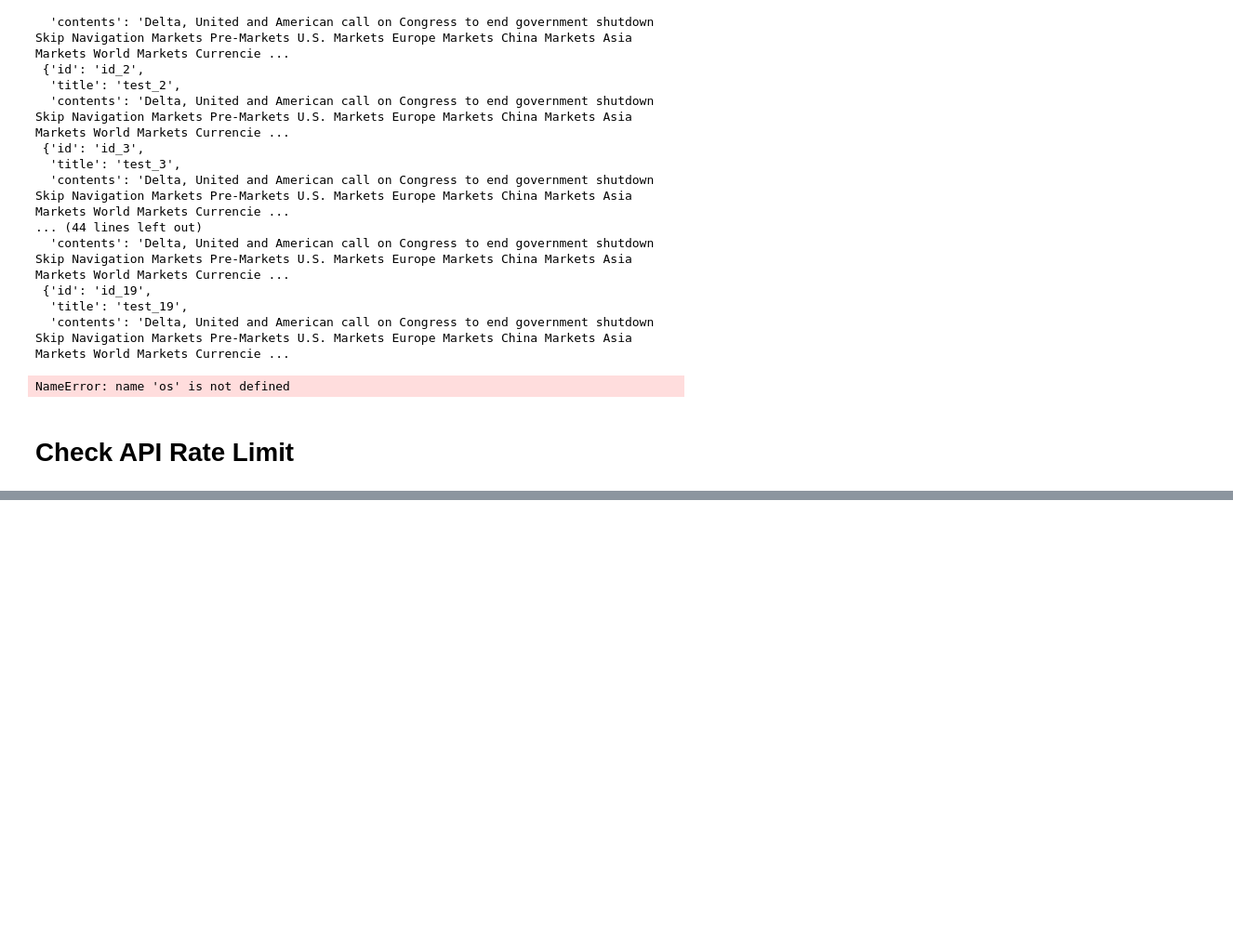
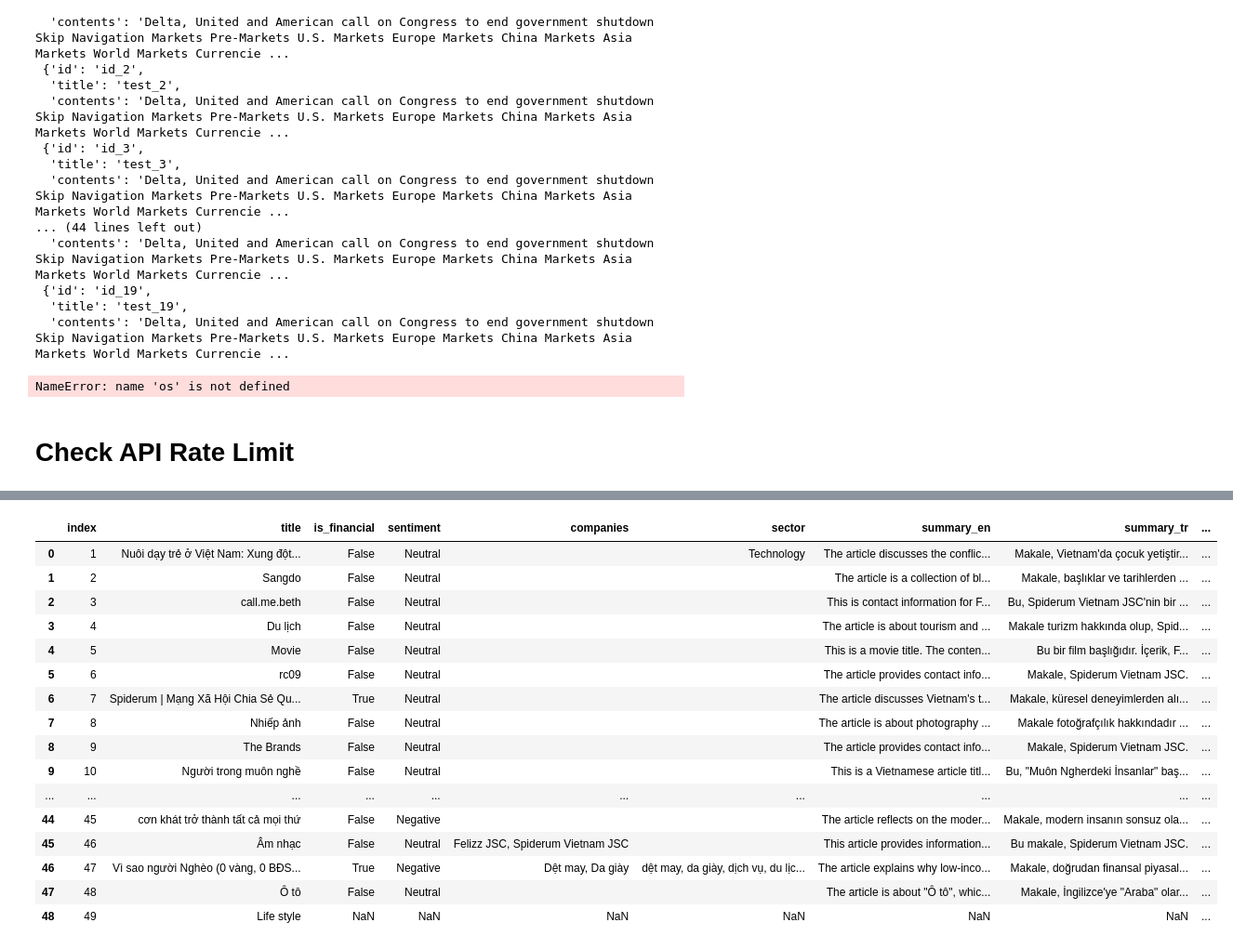
Before and after one commit to LongAiden/news-classification, a Jupyter notebook: test.ipynb, the cells around one changed output, grey strips where cells are left out. Shown at 93% size. Saved outputs shown, nothing was run; the diff lists cells and outputs as text; code cells hidden in the pictures; blank space fills up the shorter version.

```diff
--- a/test.ipynb
+++ b/test.ipynb
@@ -664,0 +1193,7 @@ print(
+# %%
+analyzer = get_analyzer()
+# %%
+import pandas as pd
+import numpy as np
+
+df_check = pd.read_csv('articles_rows.csv')
@@ -664,0 +1214,11 @@ print(
+# %%
+# Create list of (title, content) tuples
+articles = list(zip(df_check['title'], df_check['content']))
+
+print(f"Loaded {len(articles)} articles")
+
+# First 3 articles
+for title, content in articles[:3]:
+    print(f"Title: {title[:50]}...")
+    print(f"Content: {content[:100] if pd.notna(content) else 'N/A'}...")
+    print()
@@ -664,0 +1356,20 @@ print(
+# %%
+results
+# %% [output]
+|  | index | title | is_financial | sentiment | companies | sector | summary_en | summary_tr | ... |
+| 0 | 1 | Nuôi dạy trẻ ở Việt Nam: Xung đột... | False | Neutral |  | Technology | The article discusses the conflic... | Makale, Vietnam'da çocuk yetiştir... | ... |
+| 1 | 2 | Sangdo | False | Neutral |  |  | The article is a collection of bl... | Makale, başlıklar ve tarihlerden ... | ... |
+| 2 | 3 | call.me.beth | False | Neutral |  |  | This is contact information for F... | Bu, Spiderum Vietnam JSC'nin bir ... | ... |
+| 3 | 4 | Du lịch | False | Neutral |  |  | The article is about tourism and ... | Makale turizm hakkında olup, Spid... | ... |
+| 4 | 5 | Movie | False | Neutral |  |  | This is a movie title. The conten... | Bu bir film başlığıdır. İçerik, F... | ... |
+| 5 | 6 | rc09 | False | Neutral |  |  | The article provides contact info... | Makale, Spiderum Vietnam JSC. | ... |
+| 6 | 7 | Spiderum | Mạng Xã Hội Chia Sẻ Qu... | True | Neutral |  |  | The article discusses Vietnam's t... | Makale, küresel deneyimlerden alı... | ... |
+| 7 | 8 | Nhiếp ảnh | False | Neutral |  |  | The article is about photography ... | Makale fotoğrafçılık hakkındadır ... | ... |
+| 8 | 9 | The Brands | False | Neutral |  |  | The article provides contact info... | Makale, Spiderum Vietnam JSC. | ... |
+| 9 | 10 | Người trong muôn nghề | False | Neutral |  |  | This is a Vietnamese article titl... | Bu, "Muôn Ngherdeki İnsanlar" baş... | ... |
+| ... | ... | ... | ... | ... | ... | ... | ... | ... | ... |
+| 44 | 45 | cơn khát trở thành tất cả mọi thứ | False | Negative |  |  | The article reflects on the moder... | Makale, modern insanın sonsuz ola... | ... |
+| 45 | 46 | Âm nhạc | False | Neutral | Felizz JSC, Spiderum Vietnam JSC |  | This article provides information... | Bu makale, Spiderum Vietnam JSC. | ... |
+| 46 | 47 | Vì sao người Nghèo (0 vàng, 0 BĐS... | True | Negative | Dệt may, Da giày | dệt may, da giày, dịch vụ, du lịc... | The article explains why low-inco... | Makale, doğrudan finansal piyasal... | ... |
+| 47 | 48 | Ô tô | False | Neutral |  |  | The article is about "Ô tô", whic... | Makale, İngilizce'ye "Araba" olar... | ... |
+| 48 | 49 | Life style | NaN | NaN | NaN | NaN | NaN | NaN | ... |
```
Also changed, not shown: parts of 8 cells of this notebook, 6 other files.
